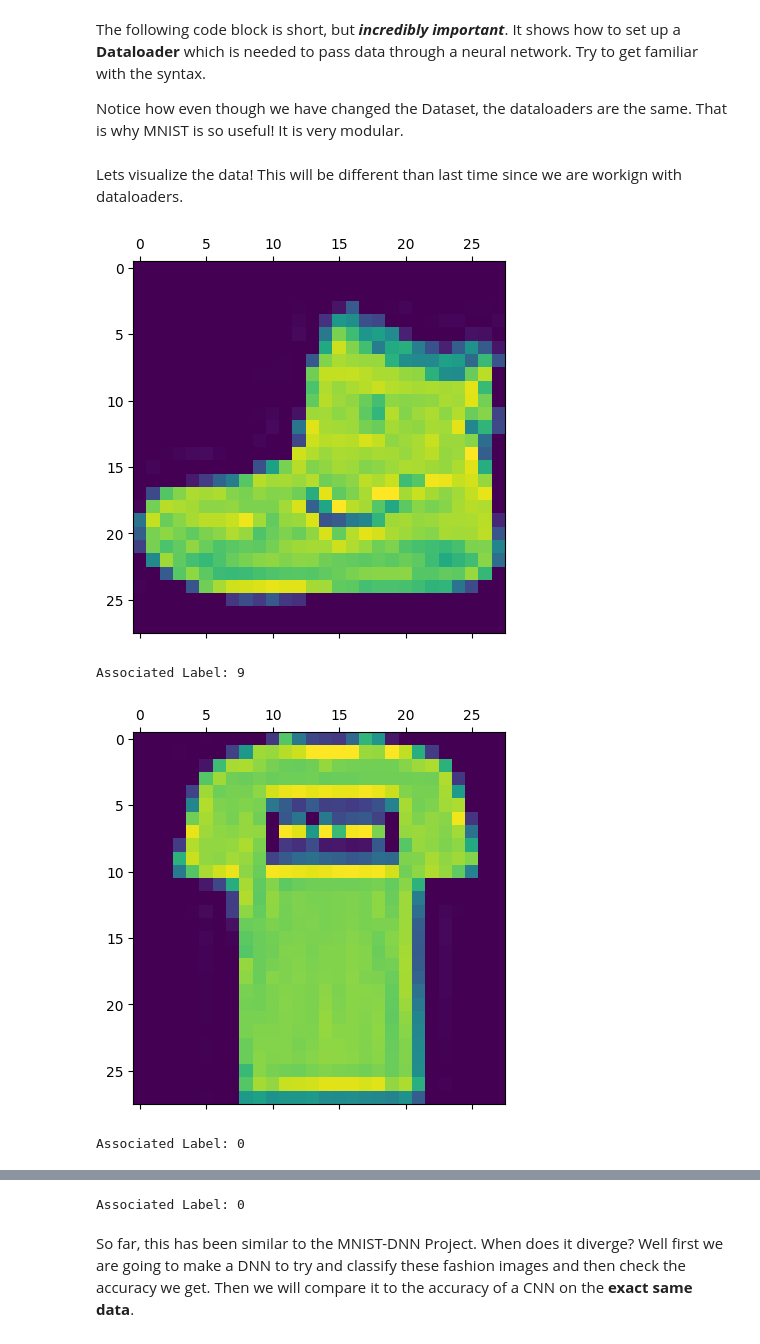
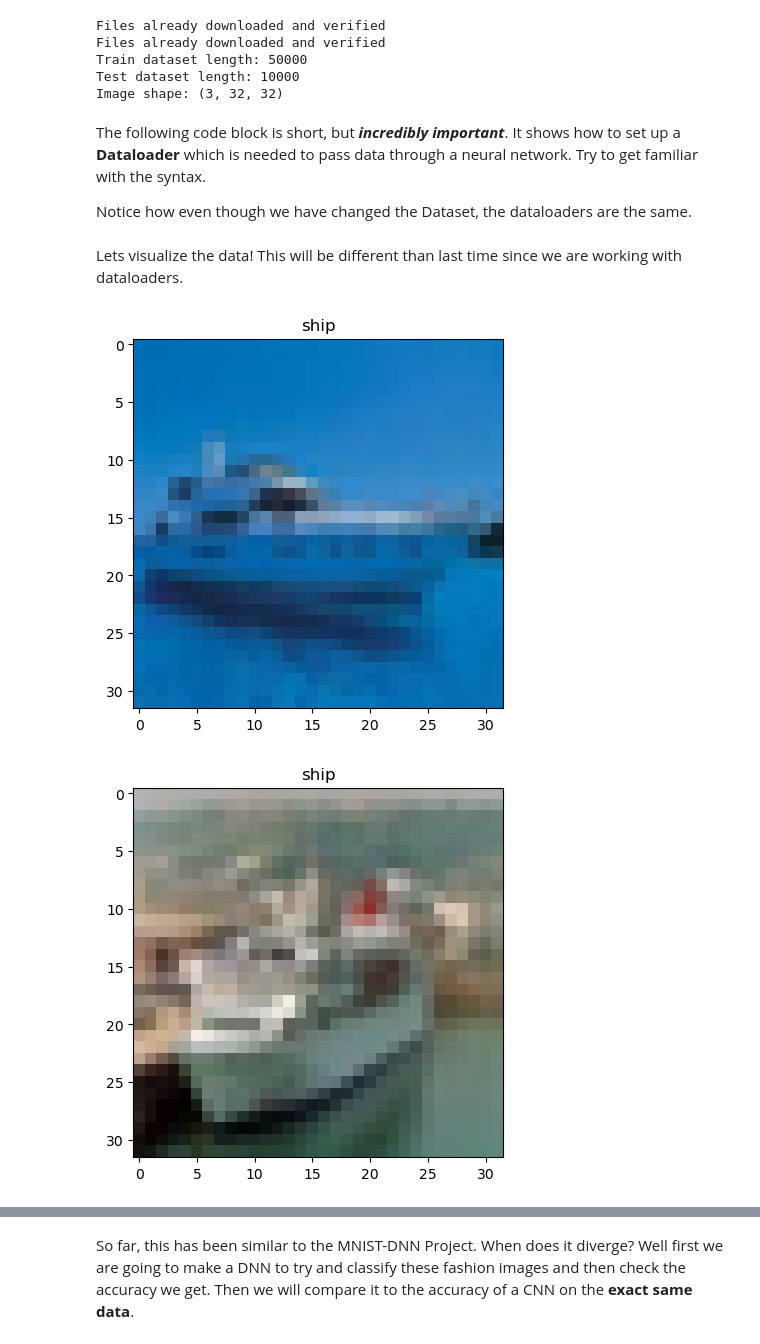
Before and after one commit to interactive-intelligence/intro-neuro-ai-website, a Jupyter notebook: notebooks/unit-04/answers/conv-net-ans.ipynb, the cells around one changed output, grey strips where cells are left out. Drawn from its saved outputs; the diff is of its cells as text; code cells hidden in the pictures.

Commit message:
Update Unit 4 notebook
I changed the dataset from Fashion MNIST to CIFAR-10. The data
format was slightly different, so minor changes were made.

```diff
--- a/notebooks/unit-04/answers/conv-net-ans.ipynb
+++ b/notebooks/unit-04/answers/conv-net-ans.ipynb
@@ -54,5 +30,47 @@ Test Label Shape:(10000,)
+# %%
+# Below is the train/test data from CIFAR-10. Try and find their shapes
+# This is different than normal MNIST! You will see this below
+#----------------------------------------------------------------#
+transform = transforms.Compose(
+    [transforms.ToTensor(),
+     # normalization - Adjusts features so that they are on a similar scale
+     transforms.Normalize((0.5, 0.5, 0.5), (0.5, 0.5, 0.5))])
+
+train_set = tv.datasets.CIFAR10(root='./data', train=True,
+                                        download=True, transform=transform)
+
+test_set = tv.datasets.CIFAR10(root='./data', train=False,
+                                       download=True, transform=transform)
+
+# Helps us convert numbers to labels
+classes = ('plane', 'car', 'bird', 'cat',
+           'deer', 'dog', 'frog', 'horse', 'ship', 'truck')
+#----------------------------------------------------------------#
+## TODO: What is the shape of our inputs and outputs?
+# print the number of images in train_set and test_set,
+# then print out the dimension of each image
+"""
+IMPORTANT: Each element of the dataset is a tuple (image, label).
+THIS IS DIFFERENT FROM MNIST!!!
+
+Tips:
+- Use len to get length of dataset
+- To get the first element of a tuple, use [0]
+- use .numpy() to convert tensor to numpy array, then write .shape to get shape
+"""
+#! answer
+print("Train dataset length:", len(train_set))
+print("Test dataset length:", len(test_set))
+
+print("Image shape:", train_set[0][0].numpy().shape)
+# %% [output]
+Files already downloaded and verified
+Files already downloaded and verified
+Train dataset length: 50000
+Test dataset length: 10000
+Image shape: (3, 32, 32)
 # %% [markdown]
 The following code block is short, but ***incredibly important***. It shows how to set up a **Dataloader** which is needed to pass data through a neural network. Try to get familiar with the syntax.
 
-Notice how even though we have changed the Dataset, the dataloaders are the same. That is why MNIST is so useful! It is very modular.
+Notice how even though we have changed the Dataset, the dataloaders are the same.
 # %%
@@ -64,19 +84,22 @@ test_loader = torch.utils.data.DataLoader(dataset=test_data, batch_size=batch_si
 #----------------------------------------------------------------#
 # %% [markdown]
-Lets visualize the data! This will be different than last time since we are workign with dataloaders.
+Lets visualize the data! This will be different than last time since we are working with dataloaders.
 # %%
 # Visualizes num_to_viz digits and labels with plt.matshow and plt.show. Notice how reshape is used to get the data into proper format for visualization.
 # Note the use of reshape!
 #----------------------------------------------------------------#
-num_of_digits_to_viz = 3
-for i in range(num_of_digits_to_viz):
-    to_reshape = train_data.data.numpy()[i]
-    plt.matshow(to_reshape.reshape(28, 28))
+num_to_viz = 3
+toPilImage = transforms.ToPILImage()
+
+for i in range(num_to_viz):
+    j = random.randrange(50000)
+    # unnormalize image
+    image_to_viz = toPilImage(train_set[j][0] / 2 + 0.5)
+    image_to_viz_label = train_set[j][1]
+    plt.imshow(image_to_viz)
+    plt.title(classes[image_to_viz_label])
     plt.show()
-    print(f"Associated Label: {train_data.targets.numpy()[i]}")
 #----------------------------------------------------------------#
 # %% [output]
-[figure, old version]
+[figure, new version]
-Associated Label: 9
-[figure, old version]
+[figure, new version]
-Associated Label: 0
@@ -84,4 +107,3 @@ Associated Label: 0
-Associated Label: 0
 # %% [markdown]
 So far, this has been similar to the MNIST-DNN Project. When does it diverge? Well first we are going to make a DNN to try and classify these fashion images and then check the accuracy we get. Then we will compare it to the accuracy of a CNN on the **exact same data**.
 # %%
```
Also changed, not shown: parts of 13 cells of this notebook, 2 other files.
